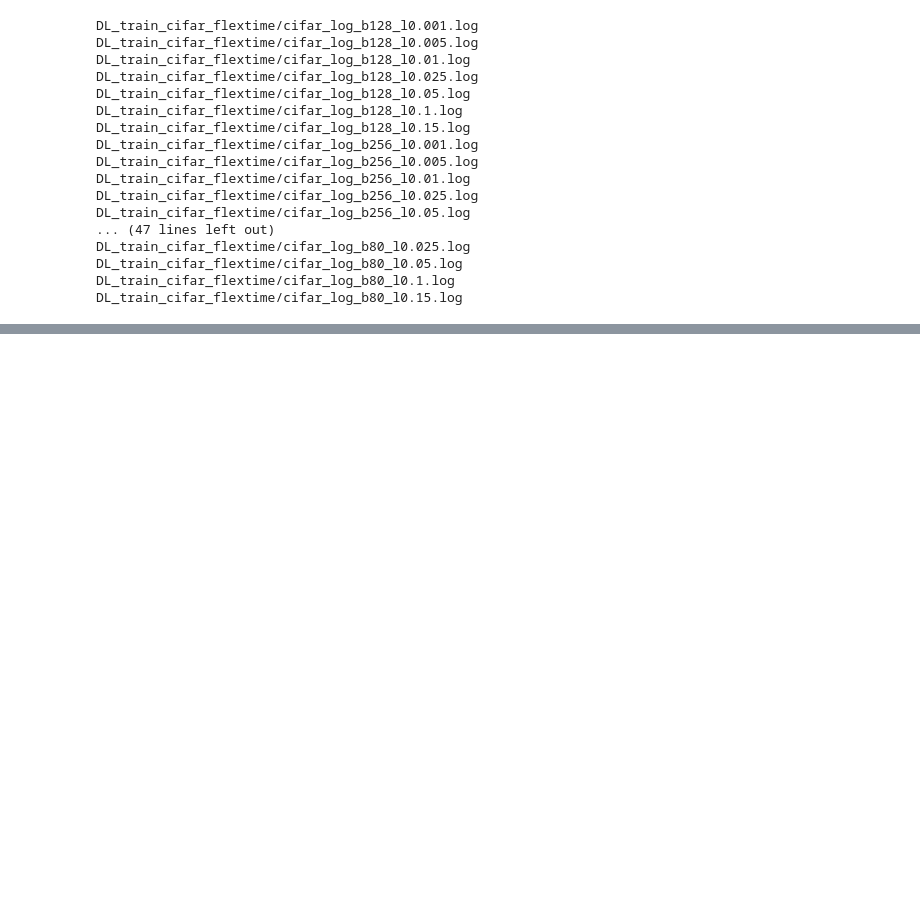
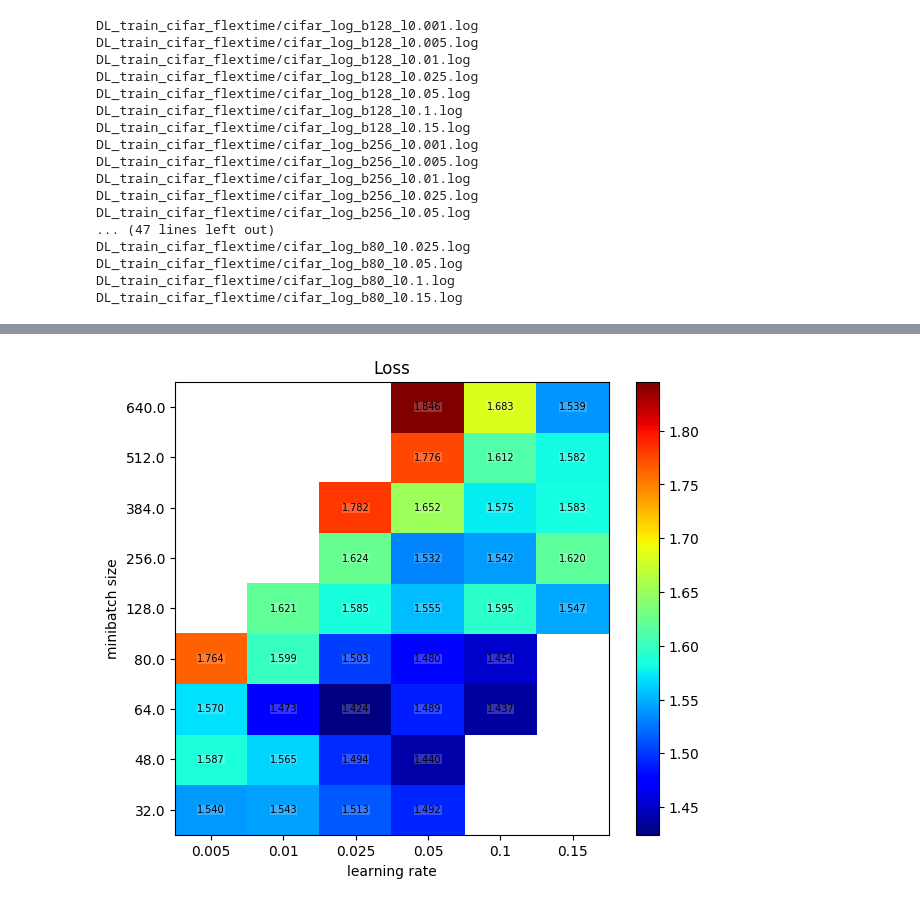
Before and after one commit to pyotr777/mlbenchmarks, a Jupyter notebook: Chainer/DL_train_cifar_flextime.ipynb, the cells around one changed output, grey strips where cells are left out. Drawn from its saved outputs; the diff is of its cells as text; code cells hidden in the pictures; blank space fills up the shorter version.

```diff
--- a/Chainer/DL_train_cifar_flextime.ipynb
+++ b/Chainer/DL_train_cifar_flextime.ipynb
@@ -31,0 +107,3 @@ DL_train_cifar_flextime/cifar_log_b80_l0.15.log
+# %%
+df_reach = df[df["epochs"]<100]
+df_reach.head()
@@ -31,0 +117,33 @@ DL_train_cifar_flextime/cifar_log_b80_l0.15.log
+# %%
+loss_df = df_reach[['batch','learn','loss']]
+acc_df = df[['batch','learn','acc']]
+time_df = df_reach[['batch','learn','time']]
+epoch_df = df_reach[['batch','learn','epochs']]
+# %%
+def plotHeatMap(df,title=None,cmap=None):
+    plt.rcParams['figure.figsize'] = 7,6
+    plt.pcolormesh(df,cmap=cmap)
+    plt.yticks(np.arange(0.5, len(df.index), 1), df.index)
+    plt.xticks(np.arange(0.5, len(df.columns), 1), df.columns)
+    for y in range(df.shape[0]):
+        for x in range(df.shape[1]):
+            if df.iloc[y,x] > 0:
+                plt.text(x+0.5,y+0.5,'{:.3f}'.format(df.iloc[y,x]),
+                         color="black",fontsize=7,
+                         horizontalalignment='center',
+                         verticalalignment='center',
+                         bbox={'facecolor':'white','edgecolor':'none', 'alpha':0.2, 'pad':0})
+    plt.title(title)
+    plt.xlabel("learning rate")
+    plt.ylabel("minibatch size")
+    plt.colorbar()
+    plt.show()
+# %%
+loss_T = loss_df.pivot(index="batch",columns="learn",values="loss")
+acc_T = acc_df.pivot(index="batch",columns="learn",values="acc")
+time_T = time_df.pivot(index="batch",columns="learn",values="time")
+epoch_T = epoch_df.pivot(index="batch",columns="learn",values="epochs")
+# %%
+plotHeatMap(loss_T,"Loss","jet")
+# %% [output]
+[figure, added]
```
Also changed, not shown: parts of 10 cells of this notebook, 3 other files.
